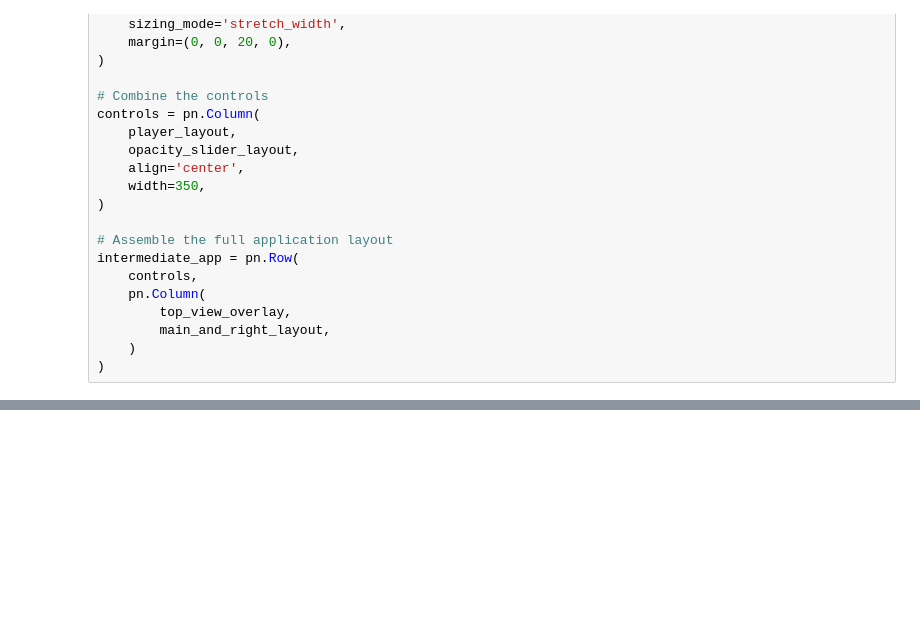
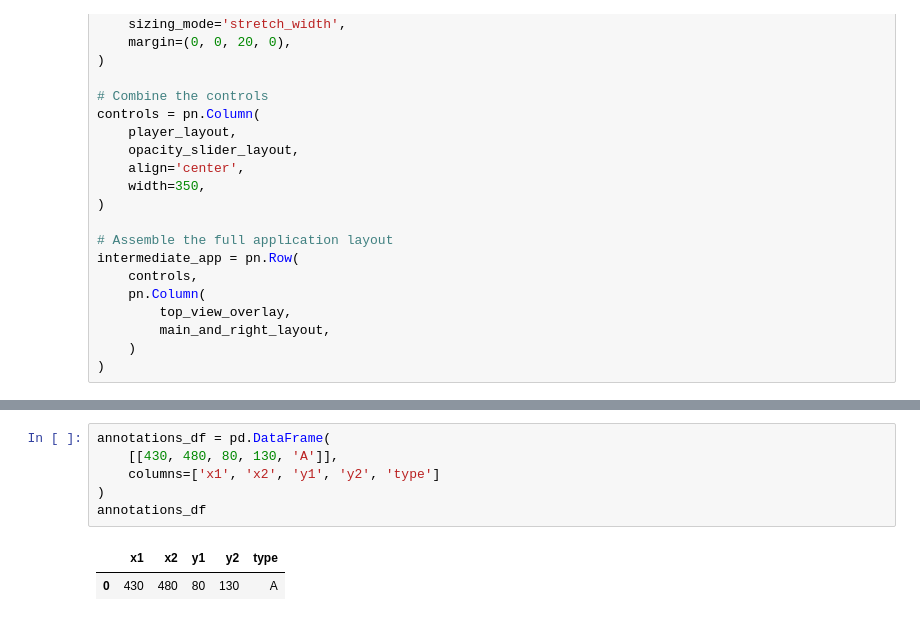
Before and after one commit to SimonRuskola/D7055E_Assignments, a Jupyter notebook: Assignment_3/main.ipynb, the cells around one changed output, grey strips where cells are left out. Saved outputs shown, nothing was run; the diff lists cells and outputs as text; blank space fills up the shorter version.

```diff
--- a/Assignment_3/main.ipynb
+++ b/Assignment_3/main.ipynb
@@ -335,0 +434,9 @@ BokehModel(combine_events=True, render_bundle={'docs_json': {'3c69acc5-f9bf-454e
+# %%
+annotations_df = pd.DataFrame(
+    [[430, 480, 80, 130, 'A']],
+    columns=['x1', 'x2', 'y1', 'y2', 'type']
+)
+annotations_df
+# %% [output]
+|  | x1 | x2 | y1 | y2 | type |
+| 0 | 430 | 480 | 80 | 130 | A |
```
Also changed, not shown: parts of 13 cells of this notebook.
